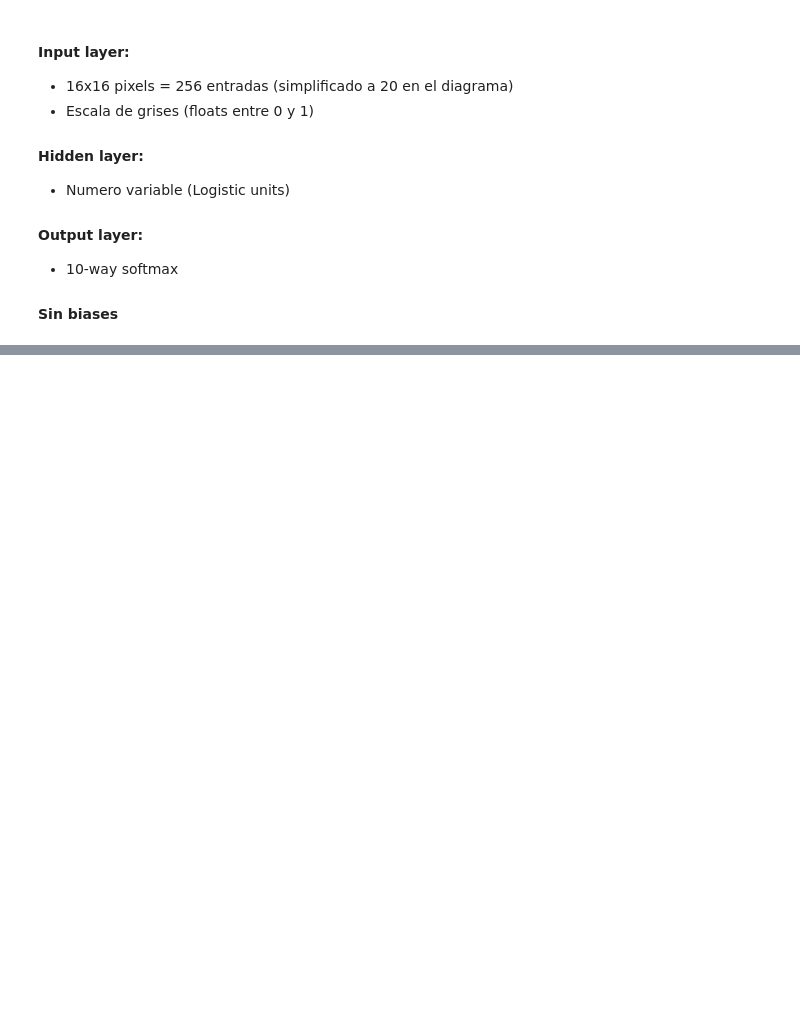
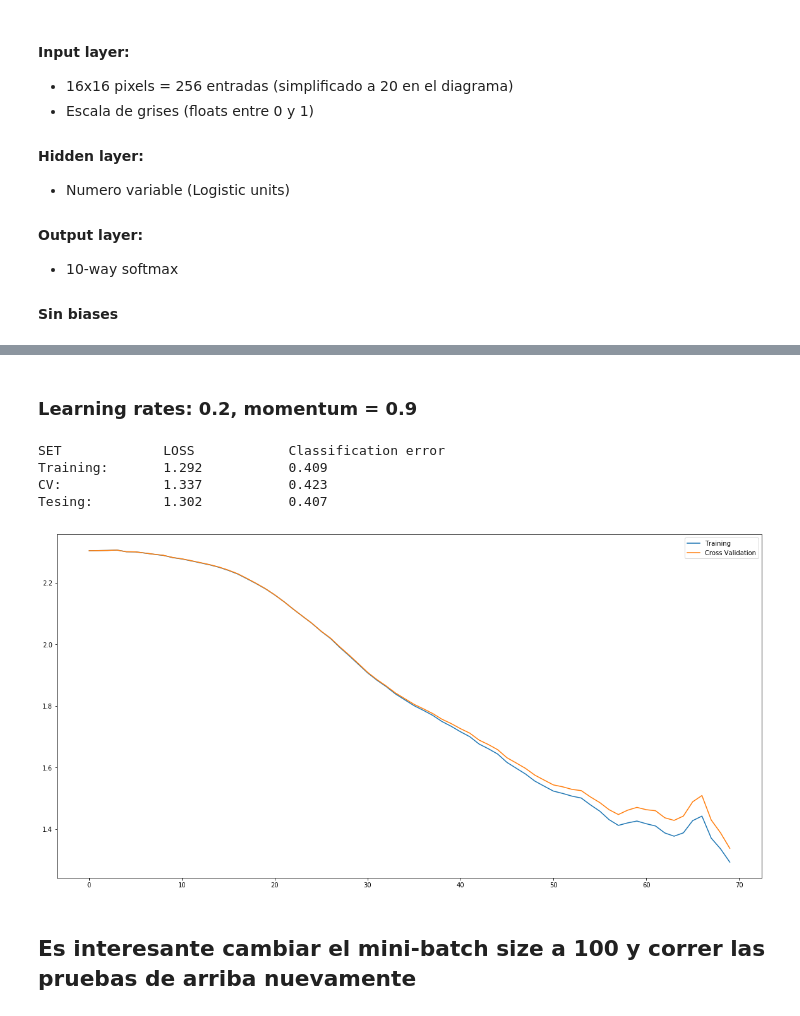
Before and after one commit to jganzabal/NN-Optimization-Generalization, a Jupyter notebook: Digit recognition.ipynb, the cells around one changed output, grey strips where cells are left out. Drawn from its saved outputs; the diff is of its cells as text; code cells hidden in the pictures; blank space fills up the shorter version.

```diff
--- a/Digit recognition.ipynb
+++ b/Digit recognition.ipynb
@@ -311,0 +341,12 @@ Error list of Test:
+# %% [markdown]
+### Learning rates: 0.2, momentum  = 0.9
+# %%
+model = run_trainig(learning_rate = 0.2,n_hid = N_hidden_units, n_iters = iterations, momentum_multiplier = 0.9, do_early_stopping = early_stop, mini_batch_size = mini_batch_size, debug = False)
+# %% [output]
+SET             LOSS            Classification error
+Training:       1.292           0.409
+CV:             1.337           0.423
+Tesing:         1.302           0.407
+[figure, added]
+# %% [markdown]
+## Es interesante cambiar el mini-batch size a 100 y correr las pruebas de arriba nuevamente
```
Also changed, not shown: parts of 33 cells of this notebook.
